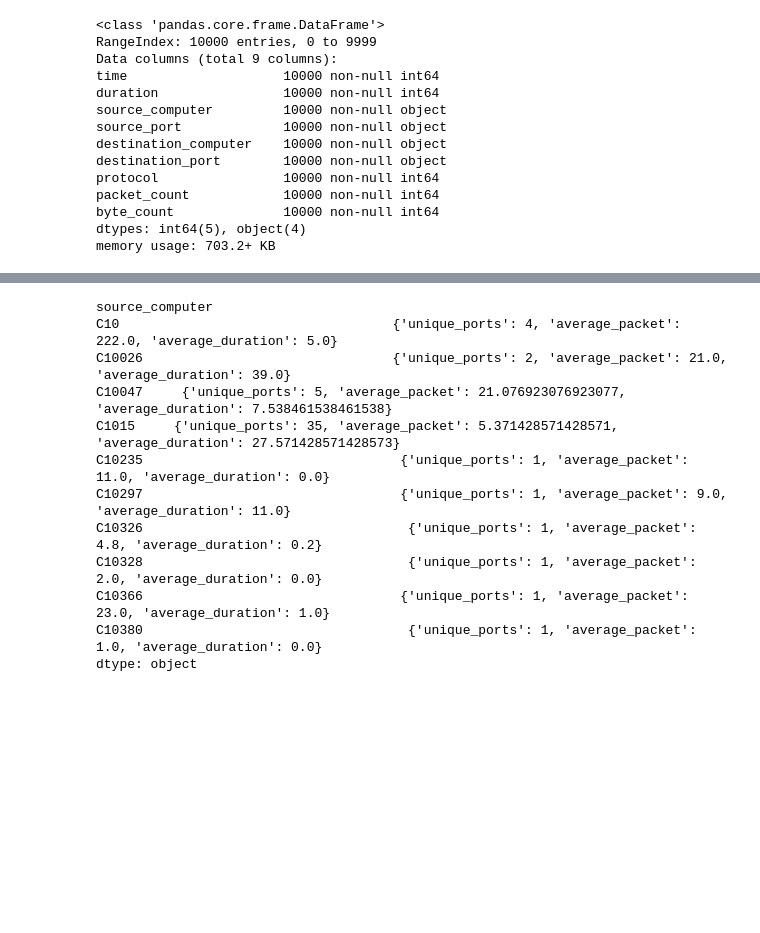
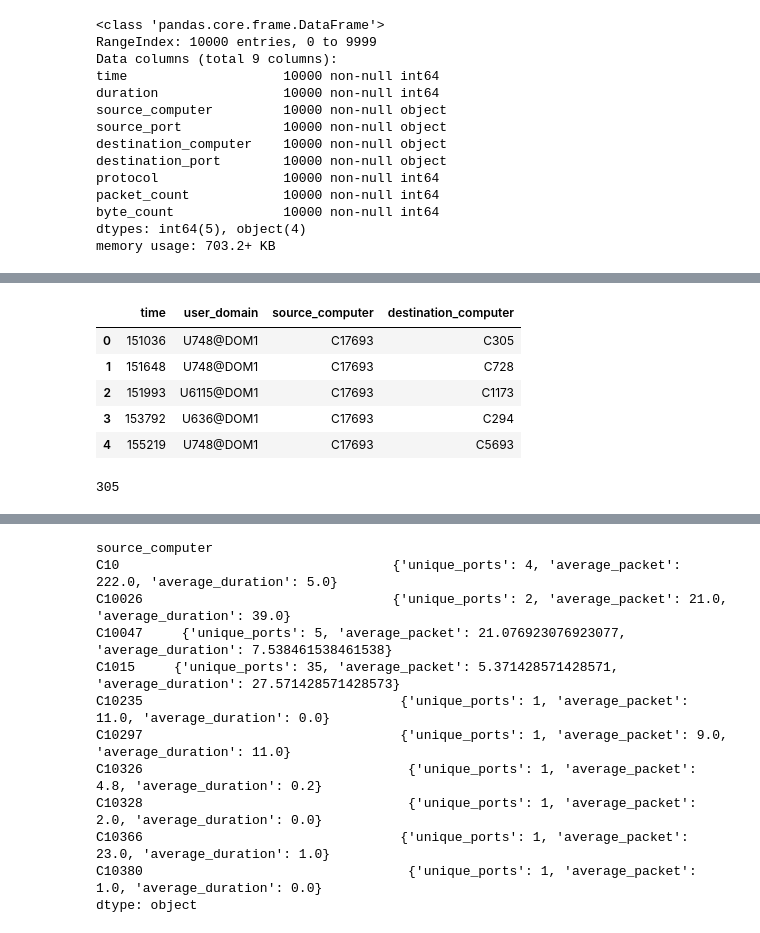
Before and after one commit to shawnngtq/machine-learning, a Jupyter notebook: designing-machine-learning-workflows-in-python/designing-machine-learning-workflows-in-python.ipynb, the cells around one changed output, grey strips where cells are left out. Cells and saved outputs as stored; diff of their text form; code cells hidden in the pictures; blank space fills up the shorter version.

```diff
--- a/designing-machine-learning-workflows-in-python/designing-machine-learning-workflows-in-python.ipynb
+++ b/designing-machine-learning-workflows-in-python/designing-machine-learning-workflows-in-python.ipynb
@@ -312,3 +313,6 @@ flows.head()
 | 2 | 471692 | 0 | C5808 | N24156 | C26871 | N8001 | 6 | ... |
 | 3 | 471692 | 0 | C5808 | N24161 | C26871 | N18502 | 6 | ... |
 | 4 | 471692 | 0 | C5808 | N24162 | C26871 | N11309 | 6 | ... |
+# %%
+attacks = pd.read_csv("data/redteam.csv")
+attacks.info()
@@ -315,3 +329,17 @@ flows.head()
+# %%
+attacks.head()
+# %% [output]
+|  | time | user_domain | source_computer | destination_computer |
+| 0 | 151036 | U748@DOM1 | C17693 | C305 |
+| 1 | 151648 | U748@DOM1 | C17693 | C728 |
+| 2 | 151993 | U6115@DOM1 | C17693 | C1173 |
+| 3 | 153792 | U636@DOM1 | C17693 | C294 |
+| 4 | 155219 | U748@DOM1 | C17693 | C5693 |
+# %%
+bads = set(attacks["source_computer"].append(attacks["destination_computer"]))
+len(bads)
+# %% [output]
+305
 # %%
 def featurize(df):
     return {
```
Also changed, not shown: parts of 30 cells of this notebook.
